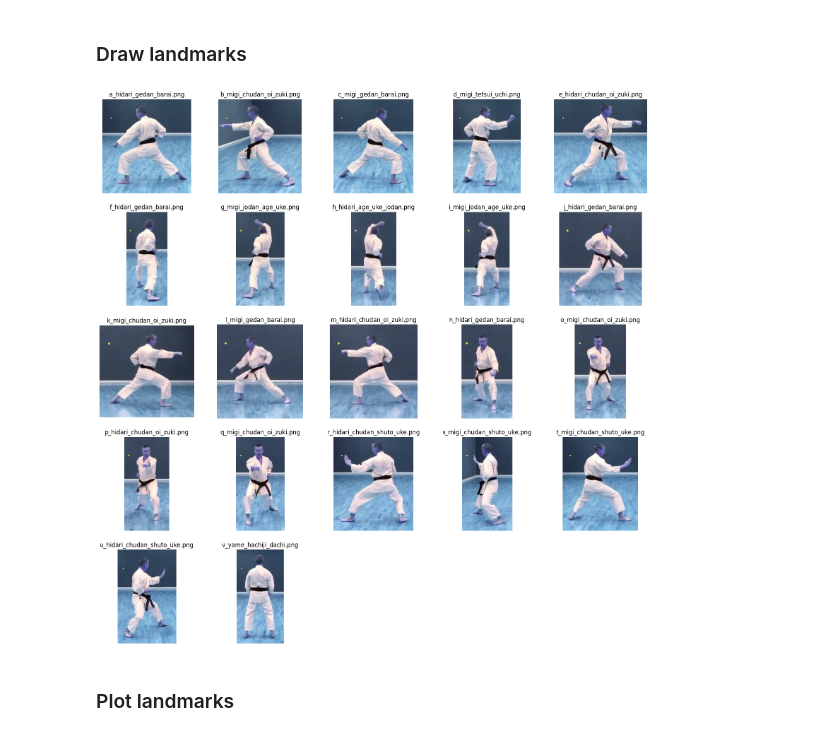
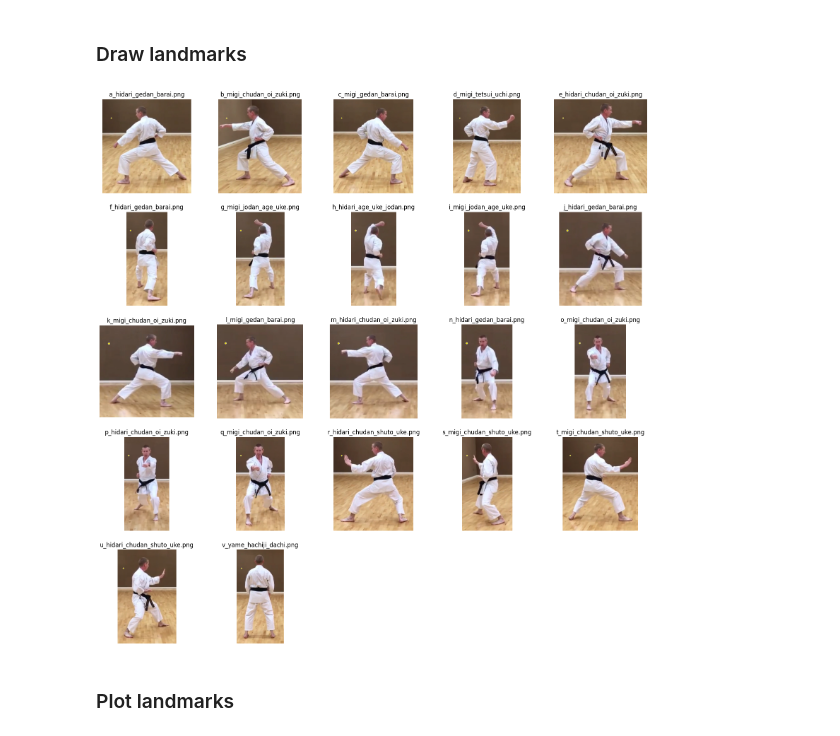
Before and after one commit to Riyuze/karate-trainer, a Jupyter notebook: get_coordinates.ipynb, the cells around one changed output. Drawn from its saved outputs; the diff is of its cells as text; code cells hidden in the pictures.

Commit message:
Changed image color

```diff
--- a/get_coordinates.ipynb
+++ b/get_coordinates.ipynb
@@ -186,6 +186,7 @@ with open(csv_file, 'r') as f:
     reader = csv.reader(f, delimiter=',')
     for name, data in reader:
         annotated_image = cv2.imread(name)
+        annotated_image = cv2.cvtColor(annotated_image, cv2.COLOR_BGR2RGB)
         landmark_subset = landmark_pb2.NormalizedLandmarkList(
             landmark = [
                 {'x': 0.1, 'y': 0.2, 'z': 0.3, 'visibility': 0.99},
@@ -207,34 +208,34 @@ with open(csv_file, 'r') as f:
                 {'x': 0.1, 'y': 0.2, 'z': 0.3, 'visibility': 0.99},
                 {'x': 0.1, 'y': 0.2, 'z': 0.3, 'visibility': 0.99},
                 {'x': 0.1, 'y': 0.2, 'z': 0.3, 'visibility': 0.99},
                 {'x': 0.1, 'y': 0.2, 'z': 0.3, 'visibility': 0.99},
                 {'x': 0.1, 'y': 0.2, 'z': 0.3, 'visibility': 0.99},
                 {'x': 0.1, 'y': 0.2, 'z': 0.3, 'visibility': 0.99},
                 {'x': 0.1, 'y': 0.2, 'z': 0.3, 'visibility': 0.99},
                 {'x': 0.1, 'y': 0.2, 'z': 0.3, 'visibility': 0.99},
                 {'x': 0.1, 'y': 0.2, 'z': 0.3, 'visibility': 0.99},
                 {'x': 0.1, 'y': 0.2, 'z': 0.3, 'visibility': 0.99},
                 {'x': 0.1, 'y': 0.2, 'z': 0.3, 'visibility': 0.99},
                 {'x': 0.1, 'y': 0.2, 'z': 0.3, 'visibility': 0.99},
                 {'x': 0.1, 'y': 0.2, 'z': 0.3, 'visibility': 0.99},
                 {'x': 0.1, 'y': 0.2, 'z': 0.3, 'visibility': 0.99},
                 {'x': 0.1, 'y': 0.2, 'z': 0.3, 'visibility': 0.99},
                 {'x': 0.1, 'y': 0.2, 'z': 0.3, 'visibility': 0.99},
                 {'x': 0.1, 'y': 0.2, 'z': 0.3, 'visibility': 0.99},
             ]
         )
         draw_landmarks(
             annotated_image,
             landmark_subset,
             mp_pose.POSE_CONNECTIONS,
             landmark_drawing_spec=mp_drawing_styles.get_default_pose_landmarks_style())
         fig.add_subplot(rows, cols, num)
         plt.imshow(annotated_image)
         plt.axis('off')
         plt.title(name.split('/')[2])
         num += 1
 # %% [output]
-[figure, old version]
+[figure, new version]
 # %% [markdown]
 ### Plot landmarks ###
 # %%
```
